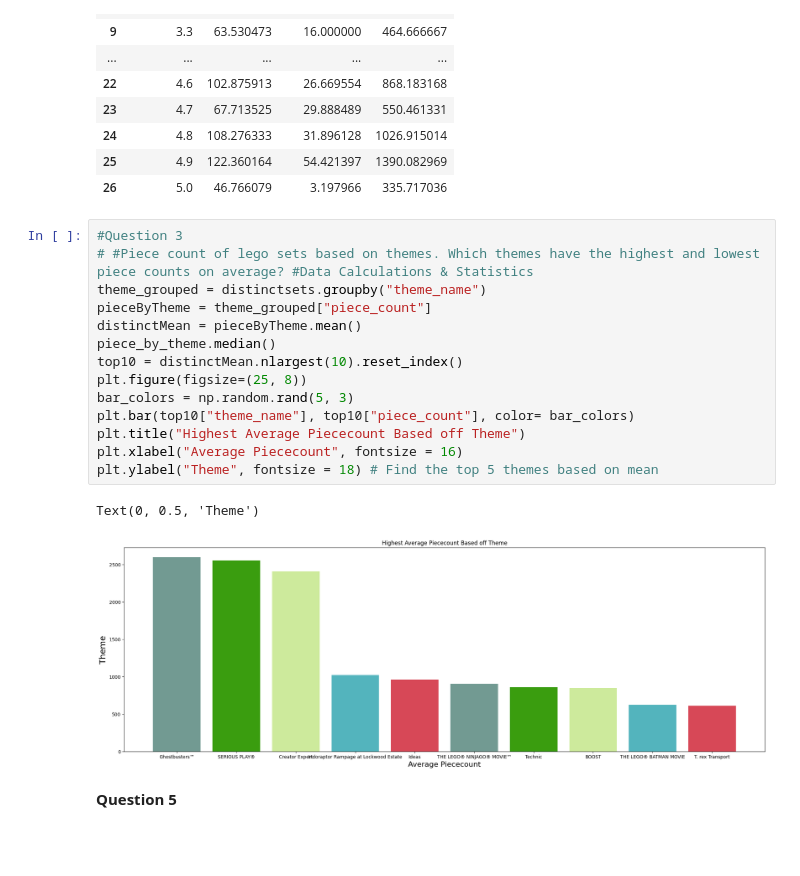
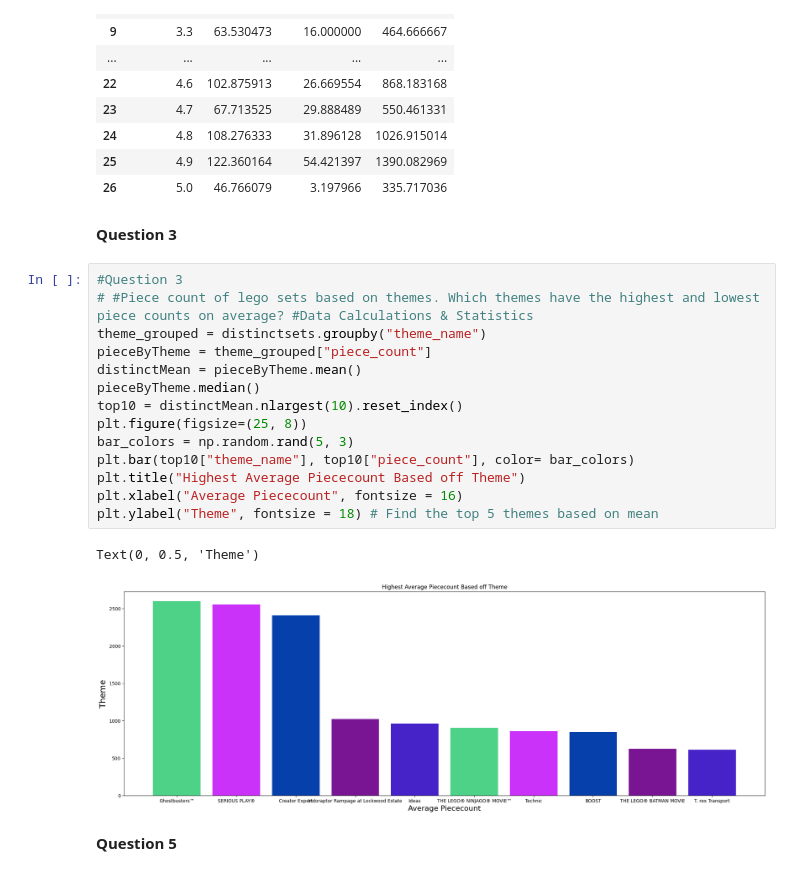
Before and after one commit to dfr5407/DS220, a Jupyter notebook: Project2/pyLegoSetDataset.ipynb, the cells around one changed output. Cells and saved outputs as stored; diff of their text form; blank space fills up the shorter version.

```diff
--- a/Project2/pyLegoSetDataset.ipynb
+++ b/Project2/pyLegoSetDataset.ipynb
@@ -154,23 +154,25 @@ stardf
 | 24 | 4.8 | 108.276333 | 31.896128 | 1026.915014 |
 | 25 | 4.9 | 122.360164 | 54.421397 | 1390.082969 |
 | 26 | 5.0 | 46.766079 | 3.197966 | 335.717036 |
+# %% [markdown]
+**Question 3**
 # %%
 #Question 3
 # #Piece count of lego sets based on themes. Which themes have the highest and lowest piece counts on average? #Data Calculations & Statistics
 theme_grouped = distinctsets.groupby("theme_name")
 pieceByTheme = theme_grouped["piece_count"]
 distinctMean = pieceByTheme.mean()
-piece_by_theme.median()
+pieceByTheme.median()
 top10 = distinctMean.nlargest(10).reset_index()
 plt.figure(figsize=(25, 8))
 bar_colors = np.random.rand(5, 3)
 plt.bar(top10["theme_name"], top10["piece_count"], color= bar_colors)
 plt.title("Highest Average Piececount Based off Theme")
 plt.xlabel("Average Piececount", fontsize = 16)
 plt.ylabel("Theme", fontsize = 18) # Find the top 5 themes based on mean
 # %% [output]
 Text(0, 0.5, 'Theme')
-[figure, old version]
+[figure, new version]
 # %% [markdown]
 **Question 5**
 # %%
```
